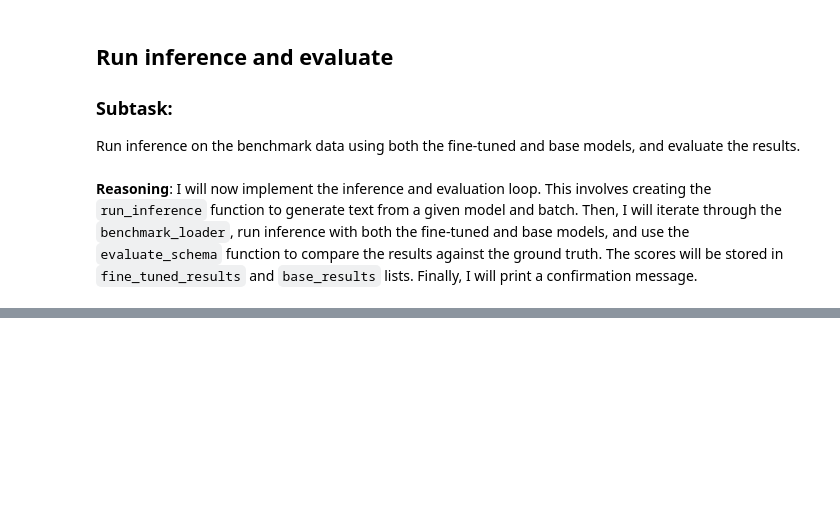
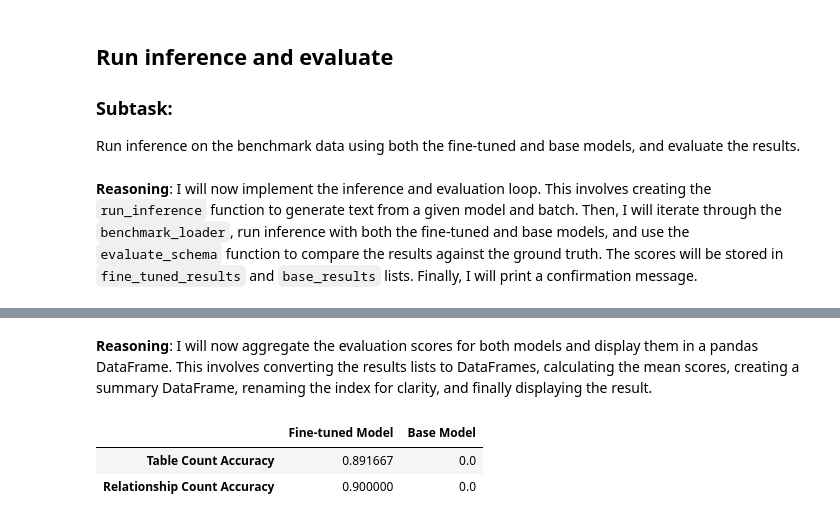
Before and after one commit to dvnguyen02/dbdiagram2SQLschema, a Jupyter notebook: notebooks/finetuning.ipynb, the cells around one changed output, grey strips where cells are left out. Saved outputs shown, nothing was run; the diff lists cells and outputs as text; code cells hidden in the pictures; blank space fills up the shorter version.

```diff
--- a/notebooks/finetuning.ipynb
+++ b/notebooks/finetuning.ipynb
@@ -1083,0 +1427,33 @@ Inference and evaluation complete.
+# %% [markdown]
+**Reasoning**:
+I will now aggregate the evaluation scores for both models and display them in a pandas DataFrame. This involves converting the results lists to DataFrames, calculating the mean scores, creating a summary DataFrame, renaming the index for clarity, and finally displaying the result.
+# %%
+import pandas as pd
+
+# Convert lists of dictionaries to DataFrames
+fine_tuned_df = pd.DataFrame(fine_tuned_results)
+base_df = pd.DataFrame(base_results)
+
+# Calculate the mean scores
+fine_tuned_mean_scores = fine_tuned_df.mean()
+base_mean_scores = base_df.mean()
+
+# Create a summary DataFrame
+summary_data = {
+    'Fine-tuned Model': fine_tuned_mean_scores,
+    'Base Model': base_mean_scores
+}
+summary_df = pd.DataFrame(summary_data)
+
+# Rename index for clarity
+summary_df = summary_df.rename(index={
+    'table_count_accuracy': 'Table Count Accuracy',
+    'relationship_count_accuracy': 'Relationship Count Accuracy'
+})
+
+# Display the summary DataFrame
+display(summary_df)
+# %% [output]
+|  | Fine-tuned Model | Base Model |
+| Table Count Accuracy | 0.891667 | 0.0 |
+| Relationship Count Accuracy | 0.900000 | 0.0 |
```
Also changed, not shown: parts of 48 cells of this notebook, 2 other files.
